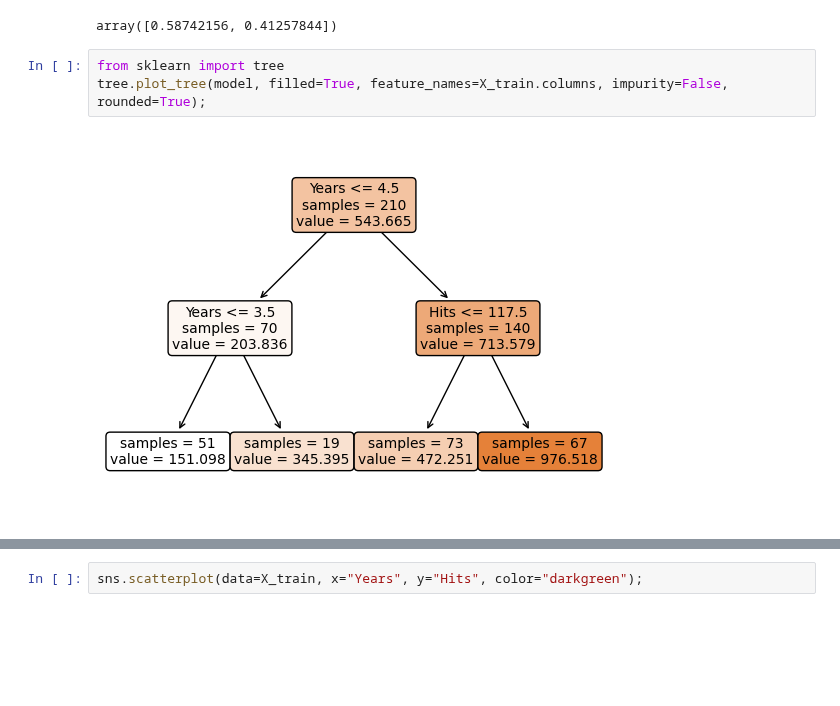
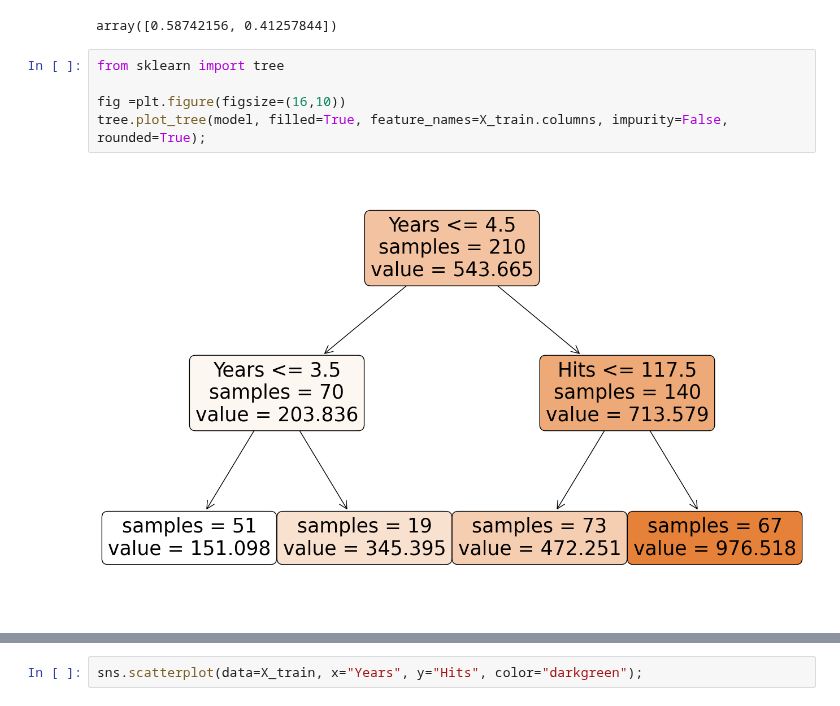
Before and after one commit to VineelaNedunuri/Machine-learning, a Jupyter notebook: code-alongs/L9-Decision_tree.ipynb, the cells around one changed output, grey strips where cells are left out. Drawn from its saved outputs; the diff is of its cells as text; blank space fills up the shorter version.

```diff
--- a/code-alongs/L9-Decision_tree.ipynb
+++ b/code-alongs/L9-Decision_tree.ipynb
@@ -90,6 +90,8 @@ model.feature_importances_
 array([0.58742156, 0.41257844])
 # %%
 from sklearn import tree
+
+fig =plt.figure(figsize=(16,10))
 tree.plot_tree(model, filled=True, feature_names=X_train.columns, impurity=False, rounded=True);
 # %% [output]
-[figure, old version]
+[figure, new version]
```
Also changed, not shown: parts of 10 cells of this notebook.
